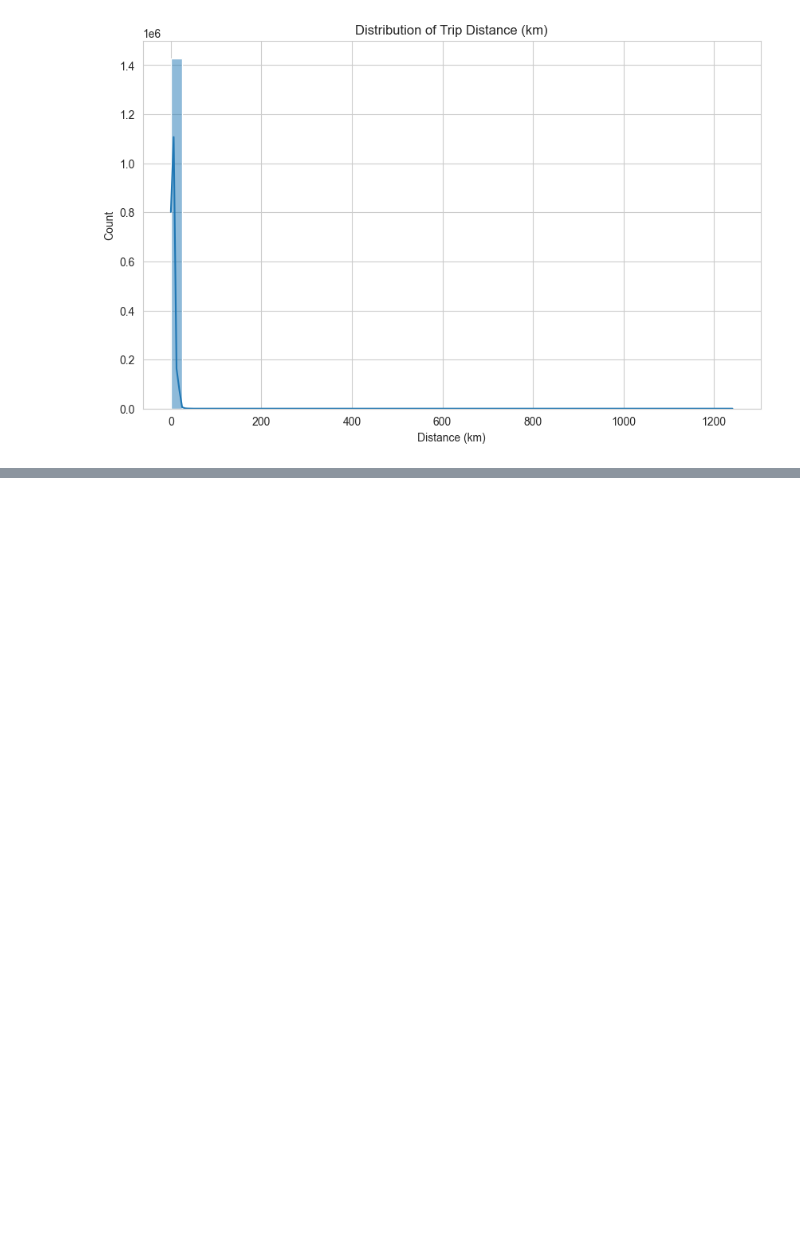
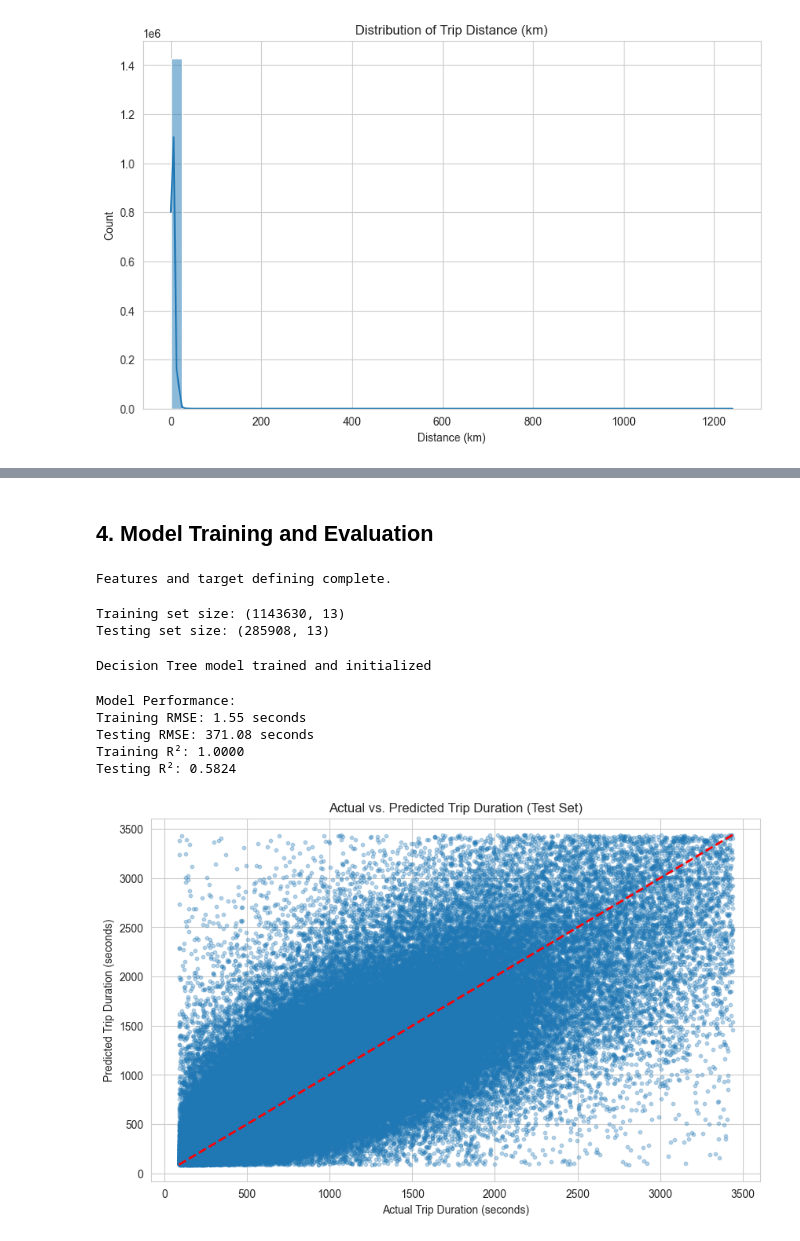
Before and after one commit to GoudyMT/nyc-taxi-trip-duration, a Jupyter notebook: nyc_taxi_decision_tree.ipynb, the cells around one changed output, grey strips where cells are left out. Cells and saved outputs as stored; diff of their text form; code cells hidden in the pictures; blank space fills up the shorter version.

Commit message:
Trained and evaluated baseline Decision Tree Regression model

```diff
--- a/nyc_taxi_decision_tree.ipynb
+++ b/nyc_taxi_decision_tree.ipynb
@@ -239,2 +244,74 @@ distance_rush_hour    0.264842
 trip_duration         1.000000
 Name: trip_duration, dtype: float64
+# %% [markdown]
+## 4. Model Training and Evaluation
+# %%
+# Define features and target
+features = [
+    'vendor_id', 'passenger_count', 'pickup_longitude', 'pickup_latitude',
+    'dropoff_longitude', 'dropoff_latitude', 'store_and_fwd_flag',
+    'distance_km', 'pickup_hour', 'day_of_week', 'is_weekend',
+    'is_rush_hour', 'distance_rush_hour'
+]
+X = df[features]
+y = df['trip_duration']
+
+# Convert categorical variables to dummy variables
+X = pd.get_dummies(X, columns=['vendor_id'], drop_first=True)
+
+print("Features and target defining complete.")
+# %% [output]
+Features and target defining complete.
+# %%
+# Split data into training and testing sets
+X_train, X_test, y_train, y_test = train_test_split(
+    X, y, test_size=0.2, random_state=42
+)
+print(f"Training set size: {X_train.shape}")
+print(f"Testing set size: {X_test.shape}")
+# %% [output]
+Training set size: (1143630, 13)
+Testing set size: (285908, 13)
+# %%
+# Initialize and train the Decision Tree model
+dt_model = DecisionTreeRegressor(random_state=42)
+dt_model.fit(X_train, y_train)
+
+# Make predictions
+y_pred_train = dt_model.predict(X_train)
+y_pred_test = dt_model.predict(X_test)
+
+print("Decision Tree model trained and initialized")
+# %% [output]
+Decision Tree model trained and initialized
+# %%
+# Evaluate model performance
+train_rmse = np.sqrt(mean_squared_error(y_train, y_pred_train))
+test_rmse = np.sqrt(mean_squared_error(y_test, y_pred_test))
+train_r2 = r2_score(y_train, y_pred_train)
+test_r2 = r2_score(y_test, y_pred_test)
+
+print("Model Performance:")
+print(f"Training RMSE: {train_rmse:.2f} seconds")
+print(f"Testing RMSE: {test_rmse:.2f} seconds")
+print(f"Training R²: {train_r2:.4f}")
+print(f"Testing R²: {test_r2:.4f}")
+# %% [output]
+Model Performance:
+Training RMSE: 1.55 seconds
+Testing RMSE: 371.08 seconds
+Training R²: 1.0000
+Testing R²: 0.5824
+# %%
+# Plot actual vs. predicted values
+plt.figure(figsize=(10, 6))
+sns.set_style('whitegrid')
+plt.scatter(y_test, y_pred_test, alpha=0.3, s=10)
+plt.plot([y_test.min(), y_test.max()], [y_test.min(), y_test.max()], 'r--', lw=2)
+plt.xlabel('Actual Trip Duration (seconds)')
+plt.ylabel('Predicted Trip Duration (seconds)')
+plt.title('Actual vs. Predicted Trip Duration (Test Set)')
+plt.savefig('images/actual_vs_predicted.png', bbox_inches='tight')
+plt.show()
+# %% [output]
+[figure, added]
```
Also changed, not shown: parts of 3 cells of this notebook, 1 other file.
